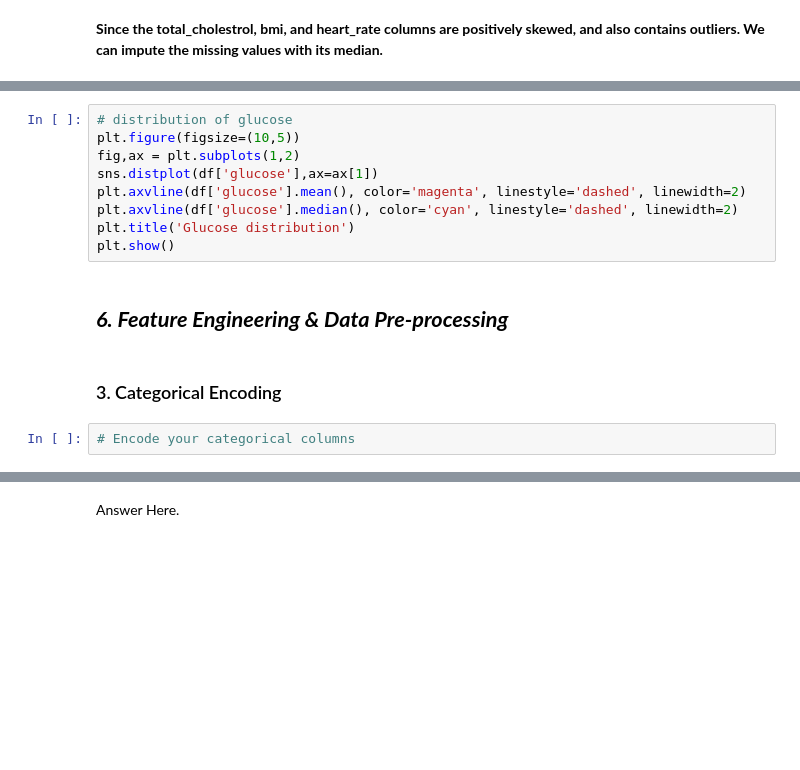
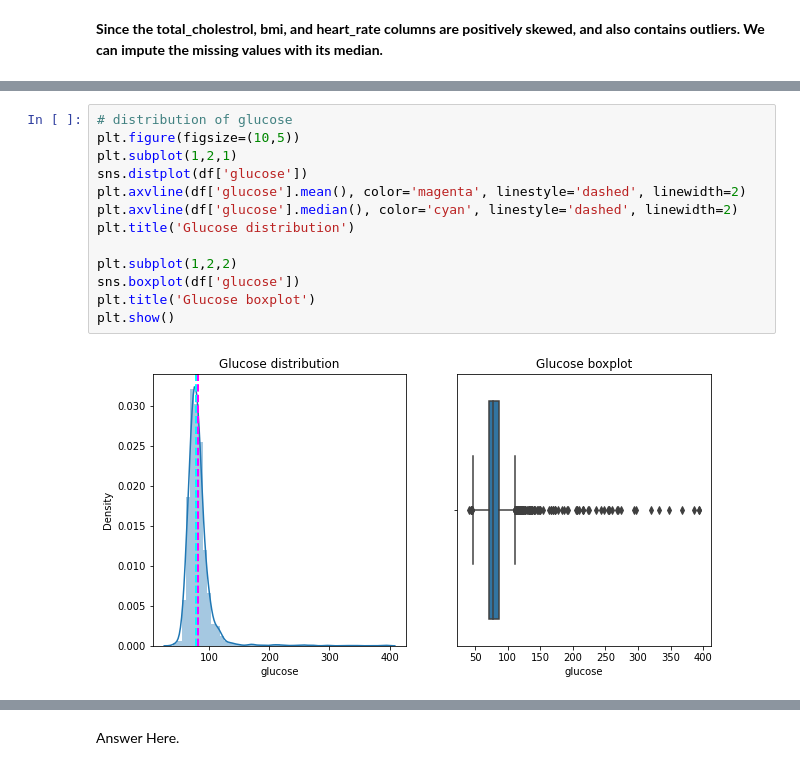
Before and after one commit to omkardesai98/Cardiovascular-Risk-Prediction, a Jupyter notebook: Cardiovascular_Risk_Prediction.ipynb, the cells around one changed output, grey strips where cells are left out. Cells and saved outputs as stored; diff of their text form; blank space fills up the shorter version.

```diff
--- a/Cardiovascular_Risk_Prediction.ipynb
+++ b/Cardiovascular_Risk_Prediction.ipynb
@@ -206,15 +363,15 @@ df.glucose.isna().sum()
 # %%
 # distribution of glucose
 plt.figure(figsize=(10,5))
-fig,ax = plt.subplots(1,2)
-sns.distplot(df['glucose'],ax=ax[1])
+plt.subplot(1,2,1)
+sns.distplot(df['glucose'])
 plt.axvline(df['glucose'].mean(), color='magenta', linestyle='dashed', linewidth=2)
 plt.axvline(df['glucose'].median(), color='cyan', linestyle='dashed', linewidth=2)
 plt.title('Glucose distribution')
+
+plt.subplot(1,2,2)
+sns.boxplot(df['glucose'])
+plt.title('Glucose boxplot')
 plt.show()
+# %% [output]
+[figure, added]
-# %% [markdown]
-## ***6. Feature Engineering & Data Pre-processing***
-# %% [markdown]
-### 3. Categorical Encoding
-# %%
-# Encode your categorical columns
```
Also changed, not shown: parts of 239 cells of this notebook.
